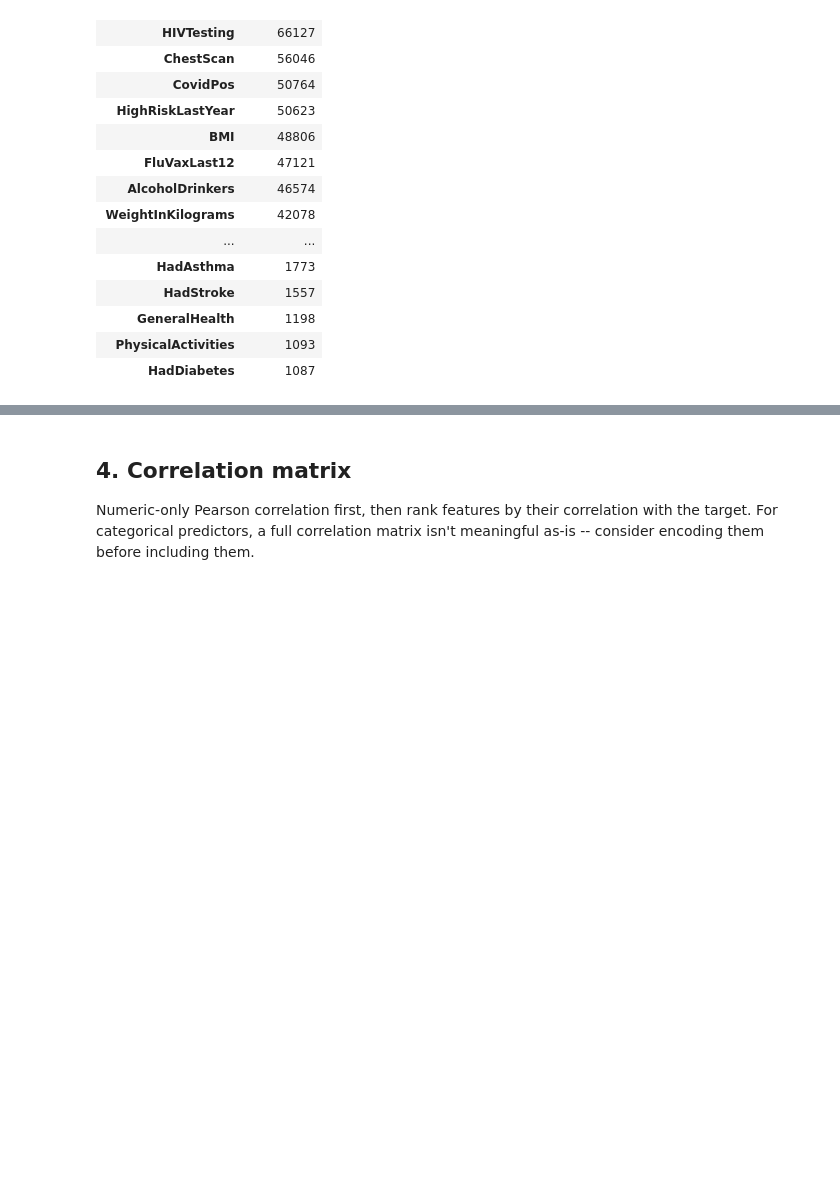
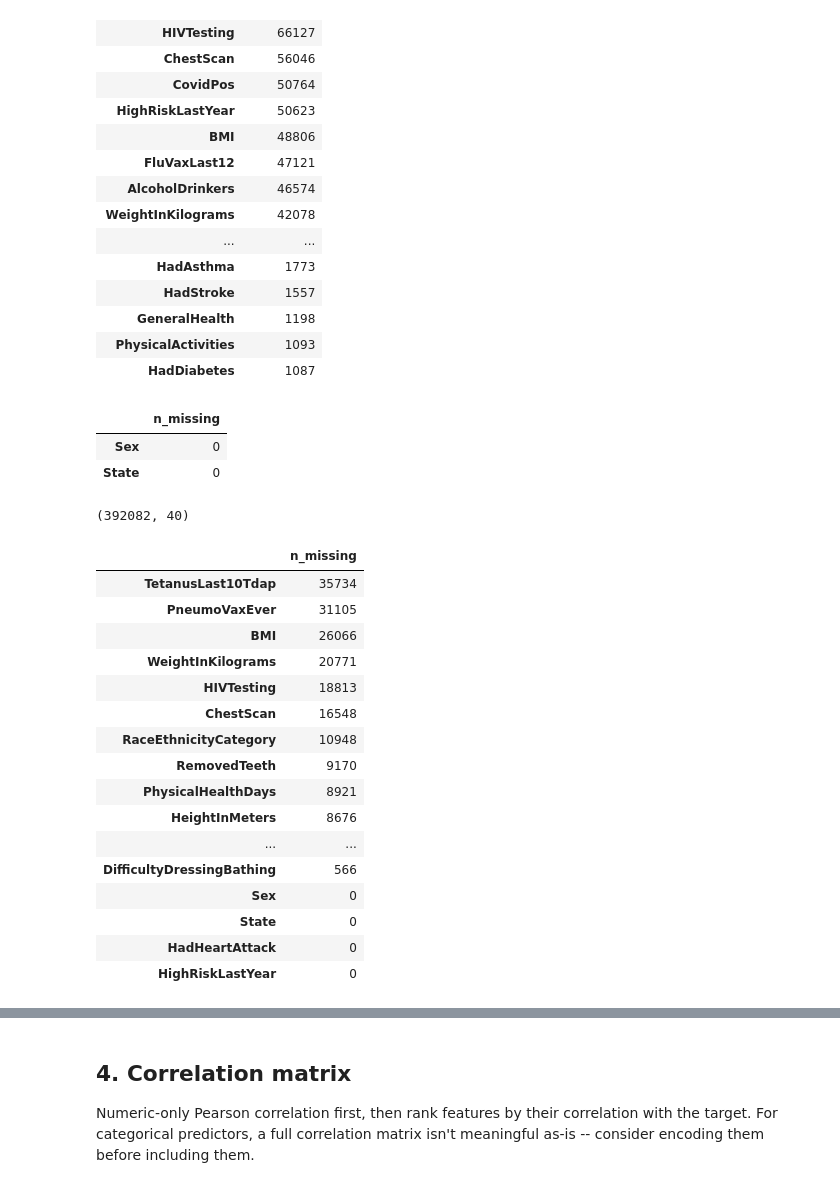
Before and after one commit to Break-Through-Tech/Healthcare-2A-predicting-heart-disease-risk-from-health-survey-indicators, a Jupyter notebook: Notebooks/milestone1_eda_starter.ipynb, the cells around one changed output, grey strips where cells are left out. Cells and saved outputs as stored; diff of their text form; code cells hidden in the pictures; blank space fills up the shorter version.

Commit message:
EExploring and handling missing data

```diff
--- a/Notebooks/milestone1_eda_starter.ipynb
+++ b/Notebooks/milestone1_eda_starter.ipynb
@@ -93,5 +93,47 @@ missing_summary[missing_summary['n_missing'] > 0]
 | GeneralHealth | 1198 |
 | PhysicalActivities | 1093 |
 | HadDiabetes | 1087 |
+# %%
+missing_summary[missing_summary['n_missing'] == 0]
+# %% [output]
+|  | n_missing |
+| Sex | 0 |
+| State | 0 |
 # %%
 # TODO: document your per-column decision
+
+# Sex and state do not have missing values.
+
+# HighRiskLastYear is our target variable and has 50623 missing values.
+# These rows will be removed since they will not be helpful in our analysis.
+
+# Missing rows in HadHeartAttack will also be removed since the variable
+# directly involves heart risks
+
+df = df[df['HighRiskLastYear'].notna()]
+df = df[df['HadHeartAttack'].notna()]
+
+# Check how many more NA values drop after removing those missing rows
+print(df.shape)
+missing_updated = df.isna().sum().sort_values(ascending=False)
+missing_summary_updated = pd.DataFrame({'n_missing': missing_updated})
+missing_summary_updated[missing_summary_updated['n_missing'] >= 0]
+# %% [output]
+(392082, 40)
+|  | n_missing |
+| TetanusLast10Tdap | 35734 |
+| PneumoVaxEver | 31105 |
+| BMI | 26066 |
+| WeightInKilograms | 20771 |
+| HIVTesting | 18813 |
+| ChestScan | 16548 |
+| RaceEthnicityCategory | 10948 |
+| RemovedTeeth | 9170 |
+| PhysicalHealthDays | 8921 |
+| HeightInMeters | 8676 |
+| ... | ... |
+| DifficultyDressingBathing | 566 |
+| Sex | 0 |
+| State | 0 |
+| HadHeartAttack | 0 |
+| HighRiskLastYear | 0 |
```
Also changed, not shown: parts of 3 cells of this notebook.
